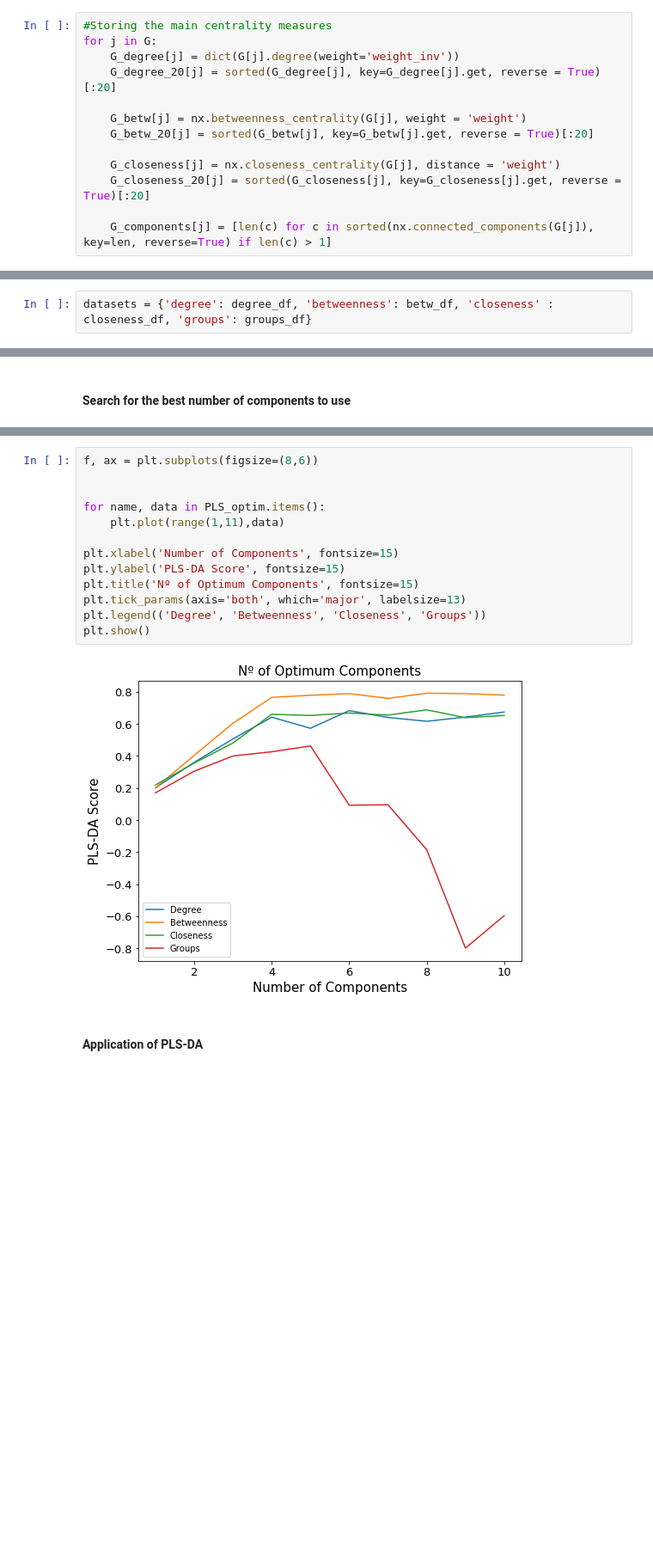
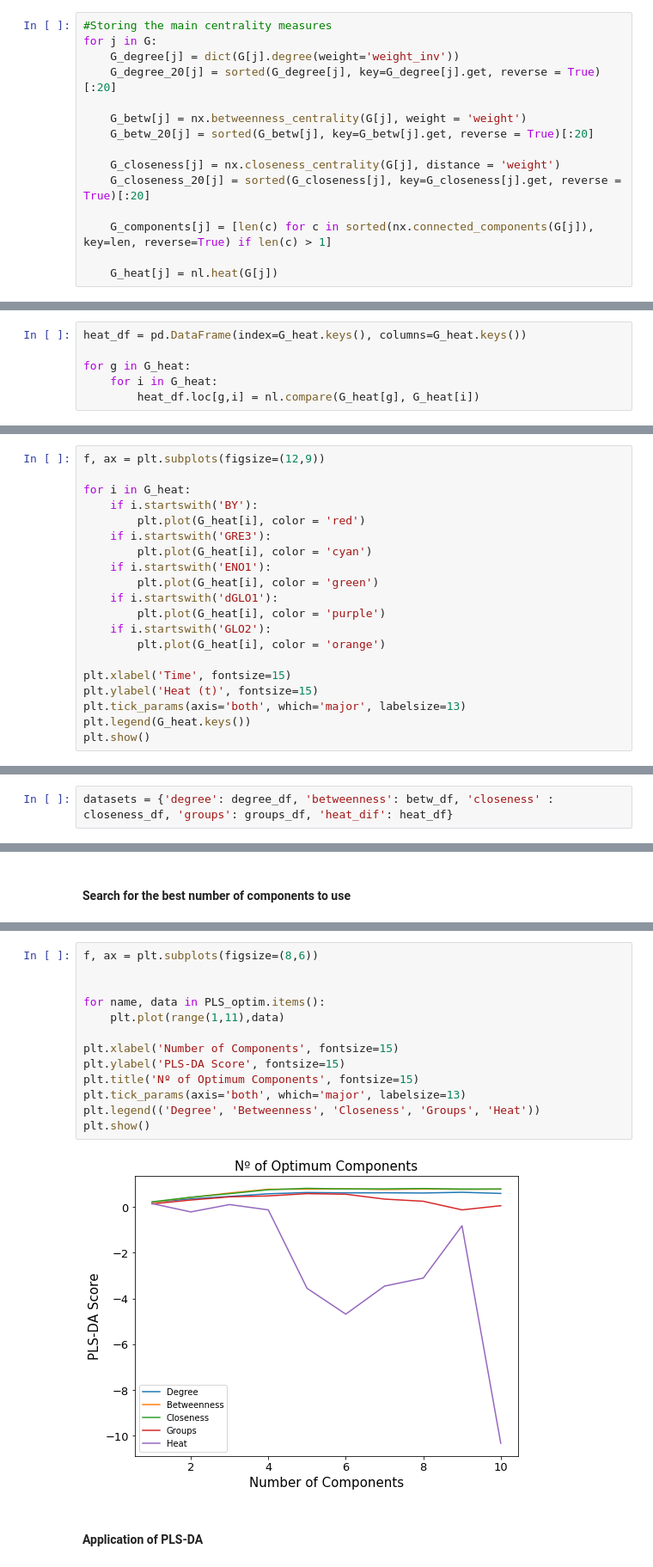
Before and after one commit to aeferreira/similarity_share, a Jupyter notebook: Formula_Networks.ipynb, the cells around one changed output, grey strips where cells are left out. Shown at 86% size. Saved outputs shown, nothing was run; the diff lists cells and outputs as text; blank space fills up the shorter version.

Commit message:
Added an initial attempt to 'heat diffusion' analysis in Formula_Networks.ipynb. Added a missing step in the dataset pre-treatment (minimum nº of samples a feature appears in).

```diff
--- a/Formula_Networks.ipynb
+++ b/Formula_Networks.ipynb
@@ -643,4 +668,6 @@ for j in G:
     G_closeness_20[j] = sorted(G_closeness[j], key=G_closeness[j].get, reverse = True)[:20]
 
     G_components[j] = [len(c) for c in sorted(nx.connected_components(G[j]), key=len, reverse=True) if len(c) > 1]
+
+    G_heat[j] = nl.heat(G[j])
 # %% [markdown]
@@ -710,0 +744,6 @@ groups_df
+# %%
+heat_df = pd.DataFrame(index=G_heat.keys(), columns=G_heat.keys())
+
+for g in G_heat:
+    for i in G_heat:
+        heat_df.loc[g,i] = nl.compare(G_heat[g], G_heat[i])
@@ -710,0 +769,20 @@ groups_df
+# %%
+f, ax = plt.subplots(figsize=(12,9))
+
+for i in G_heat:
+    if i.startswith('BY'):
+        plt.plot(G_heat[i], color = 'red')
+    if i.startswith('GRE3'):
+        plt.plot(G_heat[i], color = 'cyan')
+    if i.startswith('ENO1'):
+        plt.plot(G_heat[i], color = 'green')
+    if i.startswith('dGLO1'):
+        plt.plot(G_heat[i], color = 'purple')
+    if i.startswith('GLO2'):
+        plt.plot(G_heat[i], color = 'orange')
+
+plt.xlabel('Time', fontsize=15)
+plt.ylabel('Heat (t)', fontsize=15)
+plt.tick_params(axis='both', which='major', labelsize=13)
+plt.legend(G_heat.keys())
+plt.show()
@@ -838,7 +933,7 @@ plot_dendogram(Z, title)
 
 The datasets that will be analyzed
 # %%
-datasets = {'degree': degree_df, 'betweenness': betw_df, 'closeness' : closeness_df, 'groups': groups_df}
+datasets = {'degree': degree_df, 'betweenness': betw_df, 'closeness' : closeness_df, 'groups': groups_df, 'heat_dif': heat_df}
 # %% [markdown]
 Application of the Random Forests
 # %%
@@ -962,18 +1059,18 @@ Optimizing PLS-DA for groups ...done
 # %%
 f, ax = plt.subplots(figsize=(8,6))
 
 
 for name, data in PLS_optim.items():
     plt.plot(range(1,11),data)
 
 plt.xlabel('Number of Components', fontsize=15)
 plt.ylabel('PLS-DA Score', fontsize=15)
 plt.title('Nº of Optimum Components', fontsize=15)
 plt.tick_params(axis='both', which='major', labelsize=13)
-plt.legend(('Degree', 'Betweenness', 'Closeness', 'Groups'))
+plt.legend(('Degree', 'Betweenness', 'Closeness', 'Groups', 'Heat'))
 plt.show()
 # %% [output]
-[figure, old version]
+[figure, new version]
 # %% [markdown]
 #### Application of PLS-DA
 # %%
```
Also changed, not shown: parts of 58 cells of this notebook.
